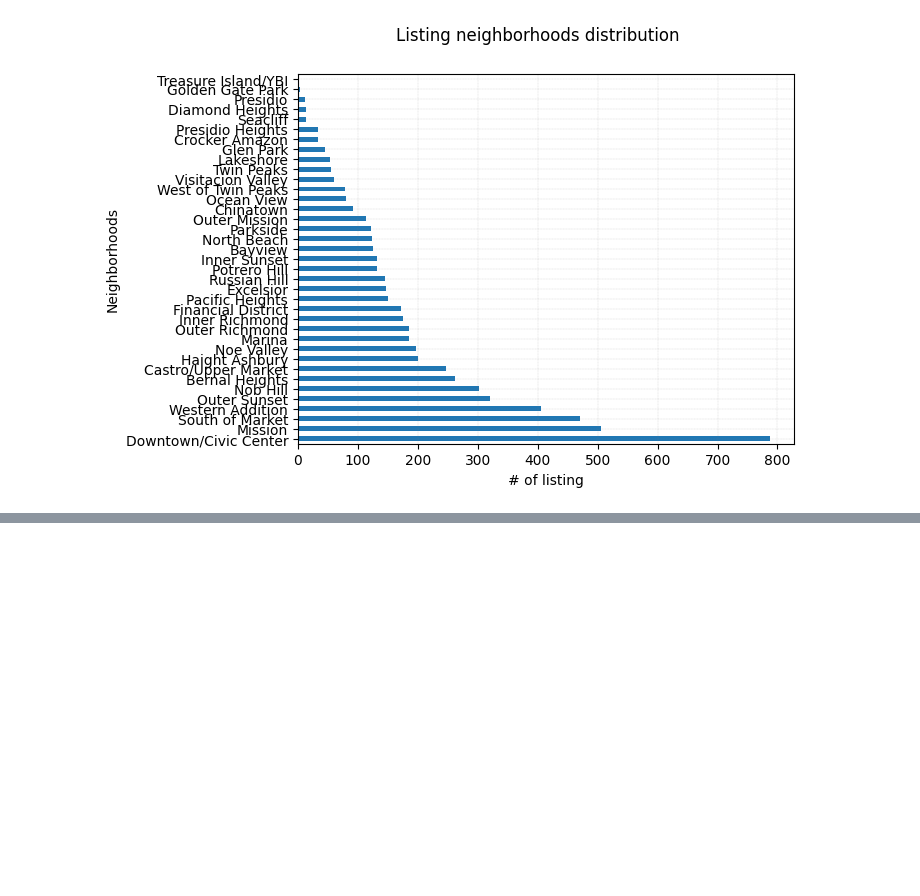
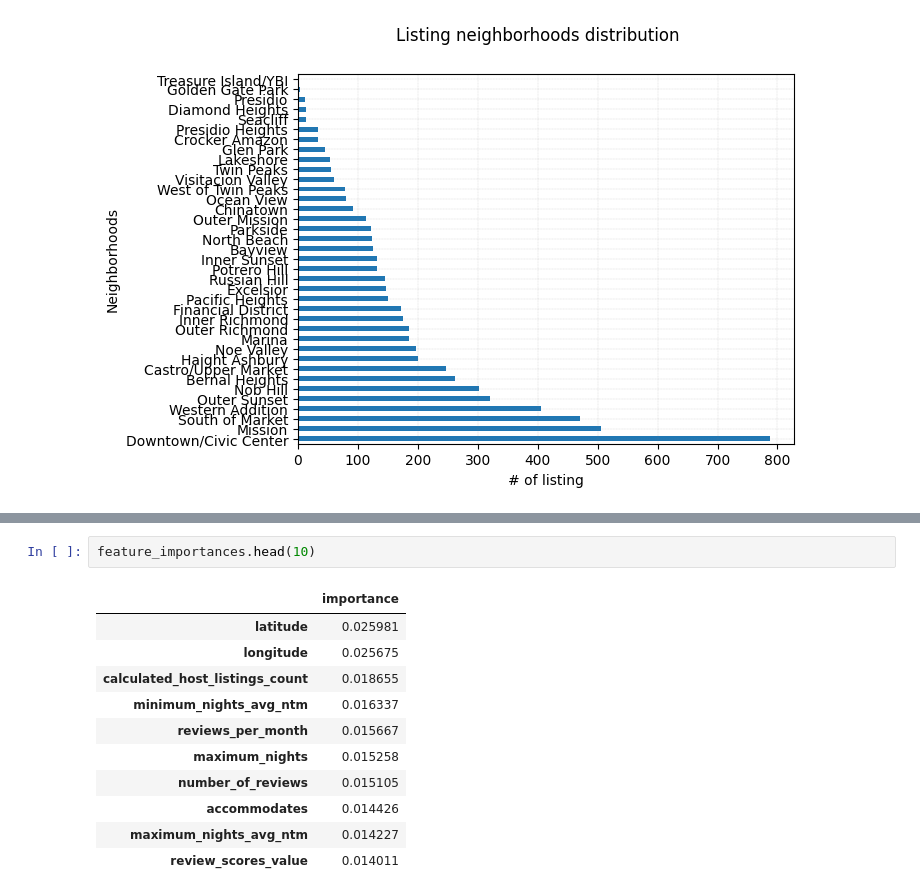
Before and after one commit to doanjus1/Airbnb-San-Francisco, a Jupyter notebook: San-Fran-Airbnb.ipynb, the cells around one changed output, grey strips where cells are left out. Drawn from its saved outputs; the diff is of its cells as text; blank space fills up the shorter version.

```diff
--- a/San-Fran-Airbnb.ipynb
+++ b/San-Fran-Airbnb.ipynb
@@ -239,0 +336,14 @@ plt.show()
+# %%
+feature_importances.head(10)
+# %% [output]
+|  | importance |
+| latitude | 0.025981 |
+| longitude | 0.025675 |
+| calculated_host_listings_count | 0.018655 |
+| minimum_nights_avg_ntm | 0.016337 |
+| reviews_per_month | 0.015667 |
+| maximum_nights | 0.015258 |
+| number_of_reviews | 0.015105 |
+| accommodates | 0.014426 |
+| maximum_nights_avg_ntm | 0.014227 |
+| review_scores_value | 0.014011 |
```
Also changed, not shown: parts of 16 cells of this notebook.
